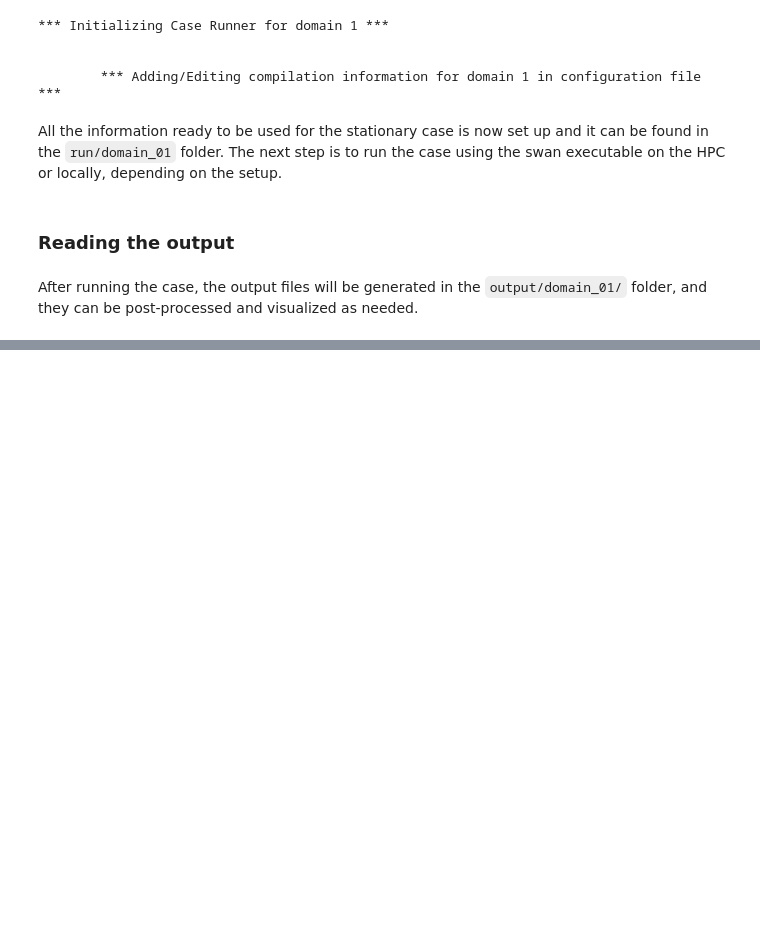
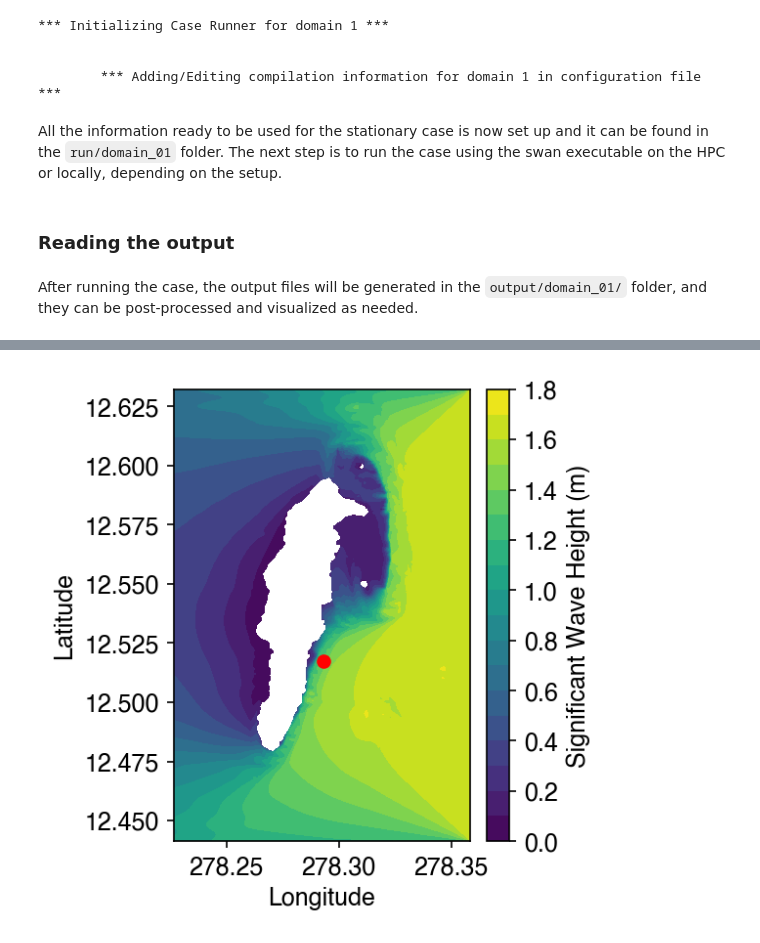
Before and after one commit to oceanicos-dev-org/oceanicospy, a Jupyter notebook: examples/models/swan_stationary_case.ipynb, the cells around one changed output, grey strips where cells are left out. Drawn from its saved outputs; the diff is of its cells as text; code cells hidden in the pictures; blank space fills up the shorter version.

```diff
--- a/examples/models/swan_stationary_case.ipynb
+++ b/examples/models/swan_stationary_case.ipynb
@@ -334,0 +400,4 @@ After running the case, the output files will be generated in the `output/domain
+# %%
+wave_field_ds = out_reader.read_spatial_output(output_dir = '../../data/model_runs/stationary_swan/output/domain_01/',
+                                                  filename = 'wave_field.mat',
+                                                  grid_info = case_grid.grid_info)
@@ -334,0 +417,9 @@ After running the case, the output files will be generated in the `output/domain
+# %%
+fig,ax = plt.subplots(figsize=(3,4))
+cf = ax.contourf(wave_field_ds.lon, wave_field_ds.lat, wave_field_ds["Hsig"], levels=20)
+ax.plot(point_df['Xp'], point_df['Yp'], 'ro', label='Output point')
+ax.set(xlabel='Longitude', ylabel='Latitude')
+plt.colorbar(cf, label='Significant Wave Height (m)', fraction = 0.08)
+plt.show()
+# %% [output]
+[figure, added]
```
Also changed, not shown: parts of 10 cells of this notebook, 1 other file.
